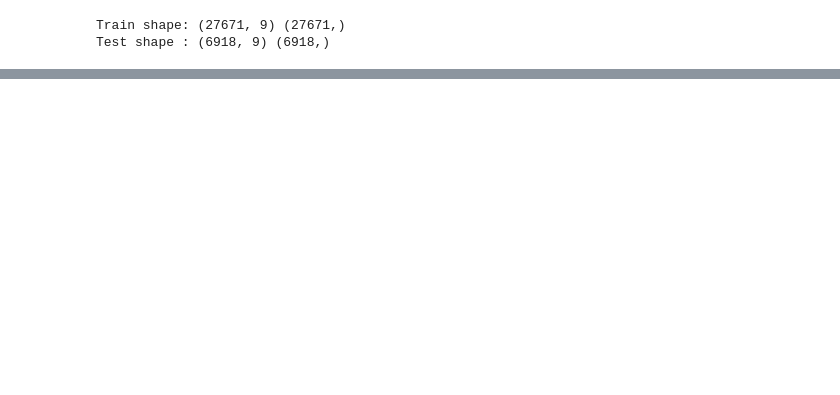
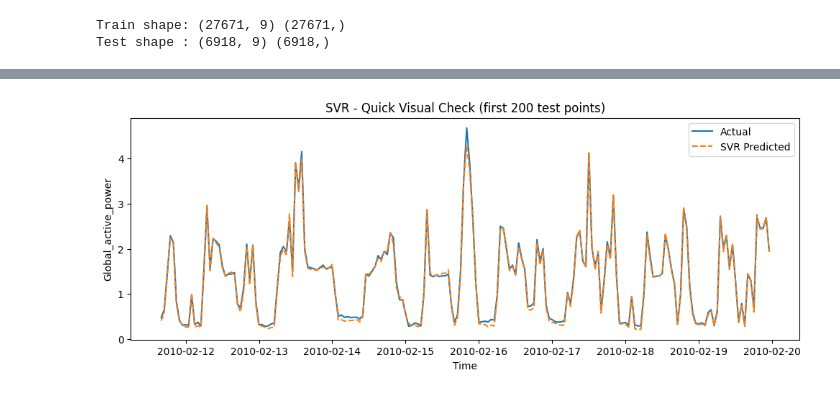
Before and after one commit to pinarrcindemirr/ML_Q1122408, a Jupyter notebook: ML_Q1122408.ipynb, the cells around one changed output, grey strips where cells are left out. Saved outputs shown, nothing was run; the diff lists cells and outputs as text; code cells hidden in the pictures; blank space fills up the shorter version.

```diff
--- a/ML_Q1122408.ipynb
+++ b/ML_Q1122408.ipynb
@@ -337,0 +495,25 @@ Test shape : (6918, 9) (6918,)
+# %%
+from sklearn.svm import SVR
+from sklearn.pipeline import Pipeline
+from sklearn.preprocessing import StandardScaler
+
+svr_model = Pipeline(steps=[
+    ("scaler", StandardScaler()),
+    ("svr", SVR(kernel="rbf"))
+])
+
+print("SVR initial hyperparameters:")
+print(svr_model.get_params())
+
+svr_model.fit(X_train, y_train)
+
+svr_pred = svr_model.predict(X_test)
+
+svr_pred_series = pd.Series(svr_pred, index=y_test.index, name="SVR_Prediction")
+
+df_svr_results = pd.DataFrame({
+    "Actual": y_test,
+    "Predicted": svr_pred_series
+})
+
+df_svr_results.head()
@@ -337,0 +530,12 @@ Test shape : (6918, 9) (6918,)
+# %%
+n = 200
+plt.figure(figsize=(12, 4))
+plt.plot(df_svr_results["Actual"].iloc[:n], label="Actual")
+plt.plot(df_svr_results["Predicted"].iloc[:n], label="SVR Predicted", linestyle="--")
+plt.title("SVR - Quick Visual Check (first 200 test points)")
+plt.xlabel("Time")
+plt.ylabel("Global_active_power")
+plt.legend()
+plt.show()
+# %% [output]
+[figure, added]
```
Also changed, not shown: parts of 13 cells of this notebook.
